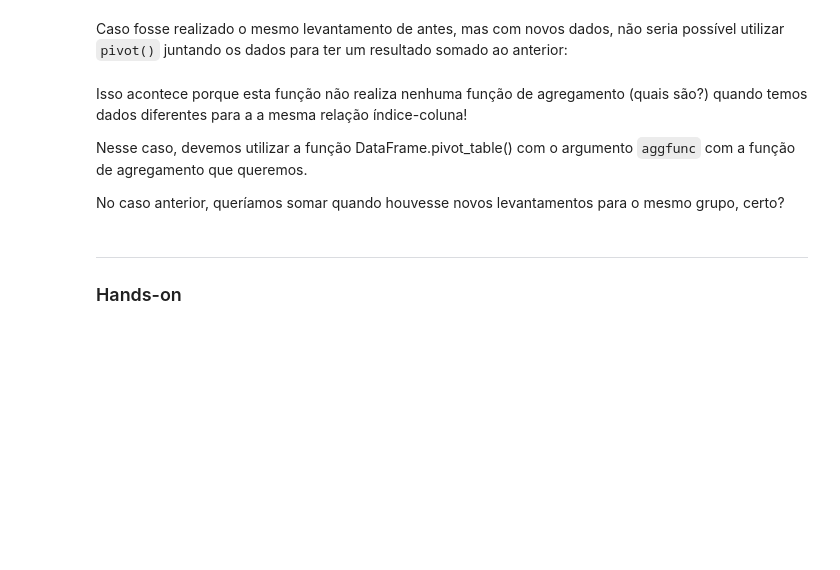
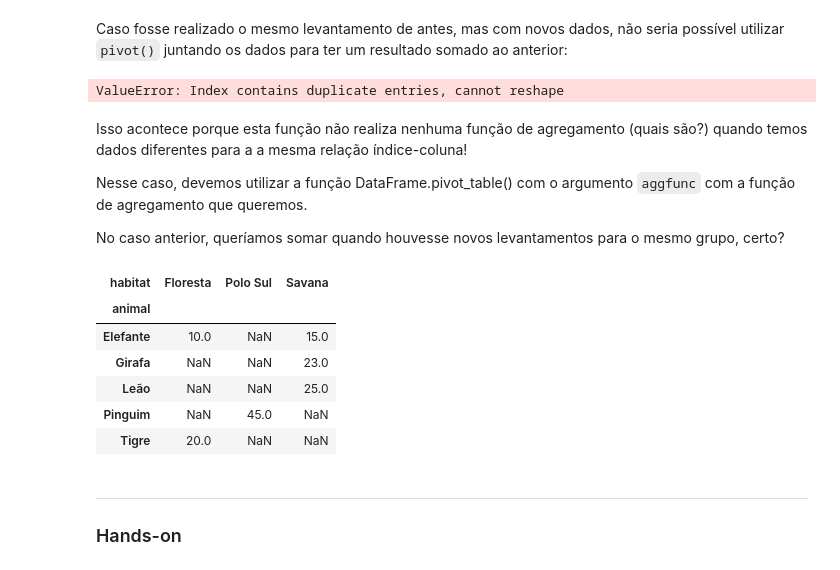
Before and after one commit to allansuzuki/ADA_classes, a Jupyter notebook: DS-PY-Data-Science/DS-PY-004 TÉCNICAS DE PROGRAMAÇÃO I (PY)/Material do Aluno/Aula 5/Aula5_Pandas-Processar_Dados_aluno.ipynb, the cells around one changed output. Cells and saved outputs as stored; diff of their text form; code cells hidden in the pictures; blank space fills up the shorter version.

```diff
--- a/DS-PY-Data-Science/DS-PY-004 TÉCNICAS DE PROGRAMAÇÃO I (PY)/Material do Aluno/Aula 5/Aula5_Pandas-Processar_Dados_aluno.ipynb
+++ b/DS-PY-Data-Science/DS-PY-004 TÉCNICAS DE PROGRAMAÇÃO I (PY)/Material do Aluno/Aula 5/Aula5_Pandas-Processar_Dados_aluno.ipynb
@@ -514,10 +530,13 @@ novos_levantamentos = pd.DataFrame({
 })
 
 # adicionando novos_levantamentos
-new_df = pd.concat()   # o que isto faz mesmo?
+new_df = pd.concat([df_animais_habitat, novos_levantamentos])   # o que isto faz mesmo?
 
-new_df.pivot()
-# uai... pq deu erro?
+# display(new_df)
+
+new_df.pivot(index='animal',columns='habitat',values='qtd')
+# %% [output]
+ValueError: Index contains duplicate entries, cannot reshape
 # %% [markdown]
 Isso acontece porque esta função não realiza nenhuma função de agregamento (quais são?) quando temos dados diferentes para a a mesma relação índice-coluna!
 
@@ -529,3 +546,13 @@ new_df.pivot_table()
+# %%
+new_df.pivot_table(index='animal', columns='habitat',values='qtd',aggfunc='sum')
+# %% [output]
+| habitat | Floresta | Polo Sul | Savana |
+| animal |  |  |  |
+| Elefante | 10.0 | NaN | 15.0 |
+| Girafa | NaN | NaN | 23.0 |
+| Leão | NaN | NaN | 25.0 |
+| Pinguim | NaN | 45.0 | NaN |
+| Tigre | 20.0 | NaN | NaN |
 # %% [markdown]
 ----
 ### Hands-on
```
Also changed, not shown: parts of 9 cells of this notebook, 1 other file.
